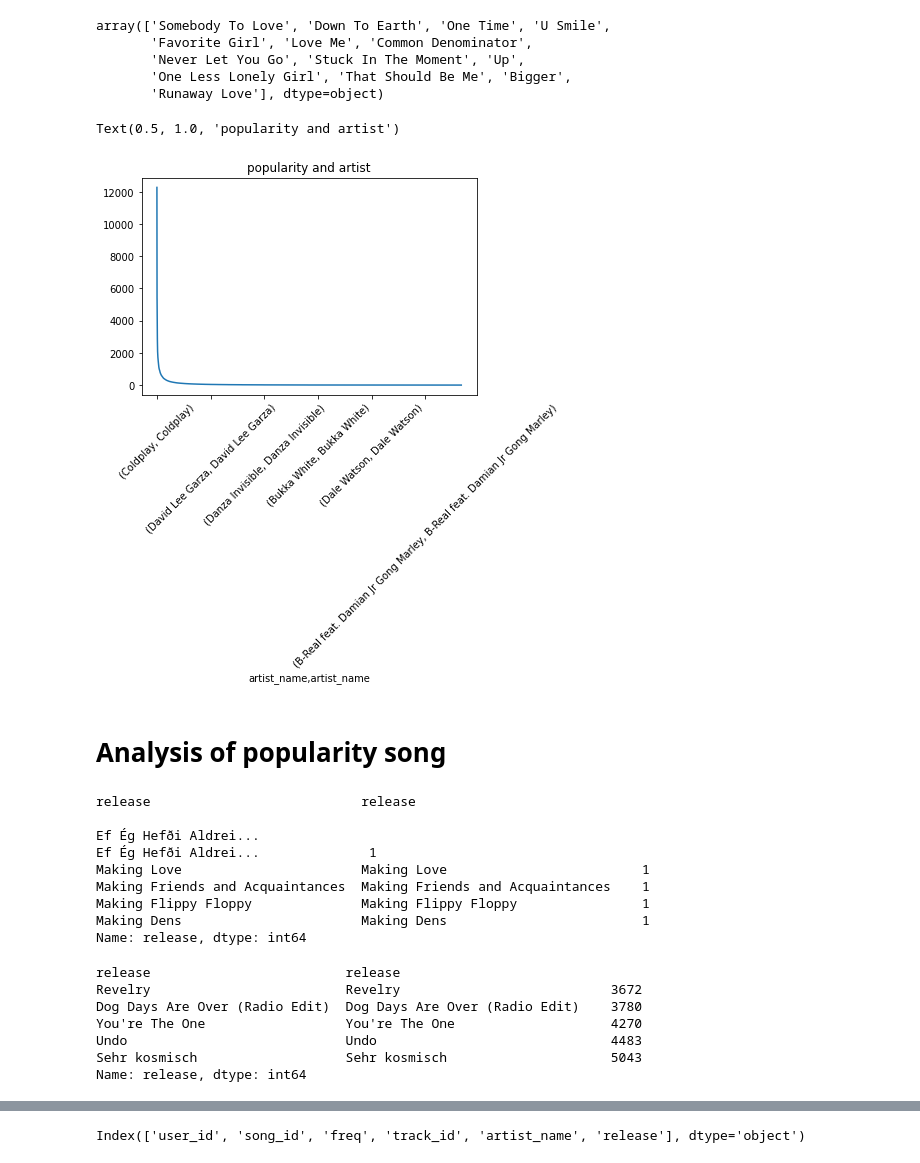
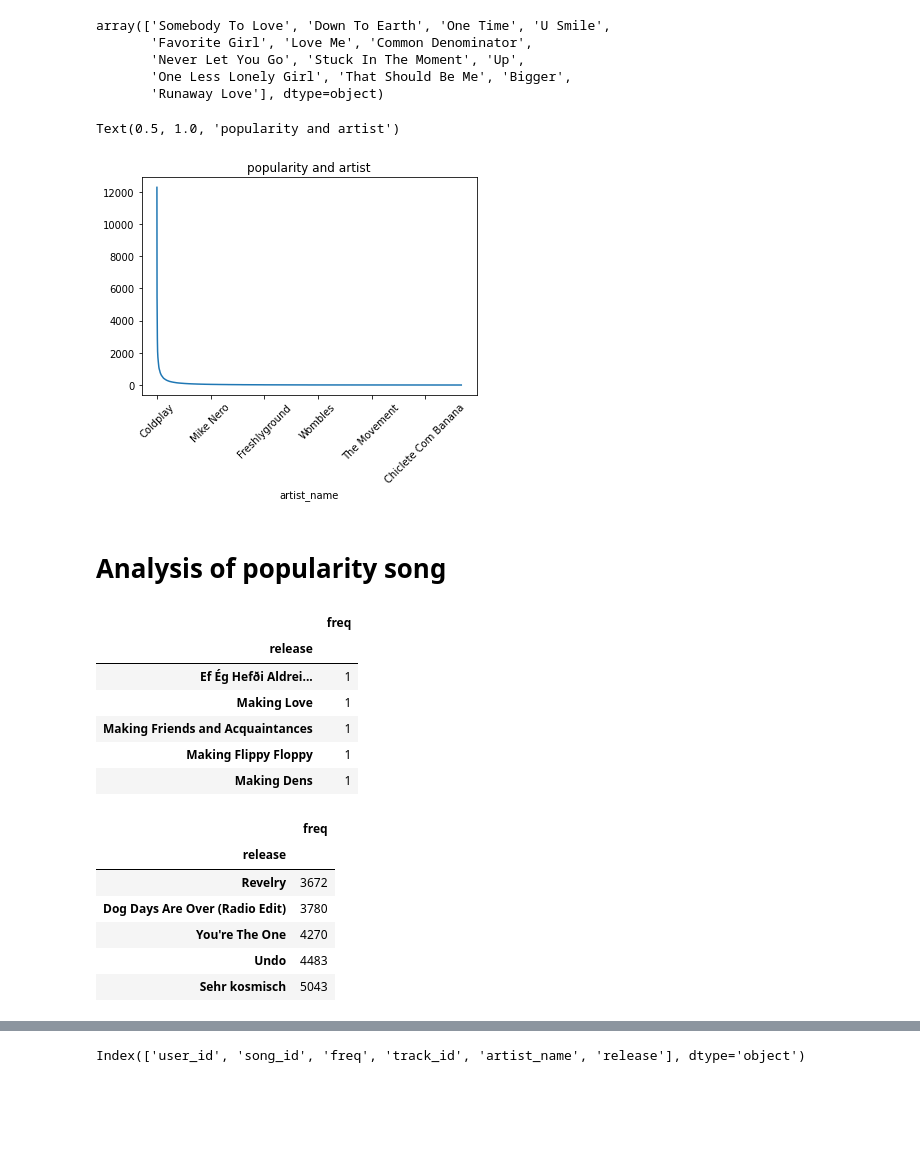
Before and after one commit to charithcherry/Innomatics_Internship_APR_21, a Jupyter notebook: Recommender System/Music_Rec_Sys.ipynb, the cells around one changed output, grey strips where cells are left out. Cells and saved outputs as stored; diff of their text form; code cells hidden in the pictures; blank space fills up the shorter version.

```diff
--- a/Recommender System/Music_Rec_Sys.ipynb
+++ b/Recommender System/Music_Rec_Sys.ipynb
@@ -252,5 +254,7 @@ plt.show()
 # %%
 #group by
 #artistname and userid
-artist_popularity=song_df.groupby(['artist_name'])['artist_name'].value_counts()
+AP=song_df.loc[:, ['artist_name','freq', 'user_id']]
+
+artist_popularity=AP.groupby('artist_name').count()
 # %%
@@ -304,16 +308,16 @@ array(['Somebody To Love', 'Down To Earth', 'One Time', 'U Smile',
        'One Less Lonely Girl', 'That Should Be Me', 'Bigger',
        'Runaway Love'], dtype=object)
 # %%
-sorted_artist_popularity=artist_popularity.sort_values(ascending=False)
+sorted_artist_popularity=artist_popularity.sort_values(by='freq',ascending=False)
 # %%
 # plotting of popularity and artist
 
-sorted_artist_popularity.plot.line()
+sorted_artist_popularity['freq'].plot.line()
 plt.xticks(rotation=45)
 plt.title('popularity and artist')
 # %% [output]
 Text(0.5, 1.0, 'popularity and artist')
-[figure, old version]
+[figure, new version]
 # %% [markdown]
 # Analysis of popularity song
 # %%
@@ -322,23 +327,21 @@ song_popularity=song_df.groupby(['release'])['release'].value_counts()
 # %%
-song_popularity.sort_values().head()
+song_popularity.sort_values(by='freq',ascending=True).head()
 # %% [output]
-release                           release
-
-Ef Ég Hefði Aldrei...
-Ef Ég Hefði Aldrei...              1
-Making Love                       Making Love                         1
-Making Friends and Acquaintances  Making Friends and Acquaintances    1
-Making Flippy Floppy              Making Flippy Floppy                1
-Making Dens                       Making Dens                         1
-Name: release, dtype: int64
+|  | freq |
+| release |  |
+| Ef Ég Hefði Aldrei... | 1 |
+| Making Love | 1 |
+| Making Friends and Acquaintances | 1 |
+| Making Flippy Floppy | 1 |
+| Making Dens | 1 |
 # %%
-song_popularity.sort_values().tail()
+song_popularity.sort_values(by='freq').tail()
 # %% [output]
-release                         release
-Revelry                         Revelry                           3672
-Dog Days Are Over (Radio Edit)  Dog Days Are Over (Radio Edit)    3780
-You're The One                  You're The One                    4270
-Undo                            Undo                              4483
-Sehr kosmisch                   Sehr kosmisch                     5043
-Name: release, dtype: int64
+|  | freq |
+| release |  |
+| Revelry | 3672 |
+| Dog Days Are Over (Radio Edit) | 3780 |
+| You're The One | 4270 |
+| Undo | 4483 |
+| Sehr kosmisch | 5043 |
 # %%
```
Also changed, not shown: parts of 21 cells of this notebook.
